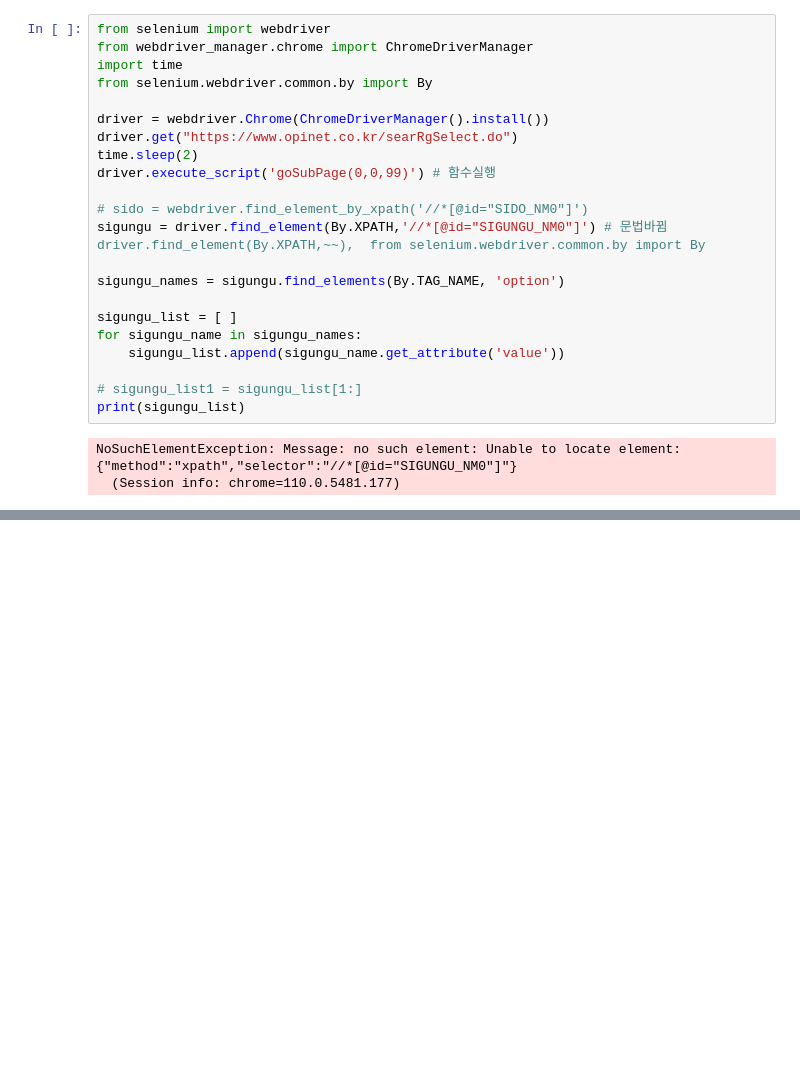
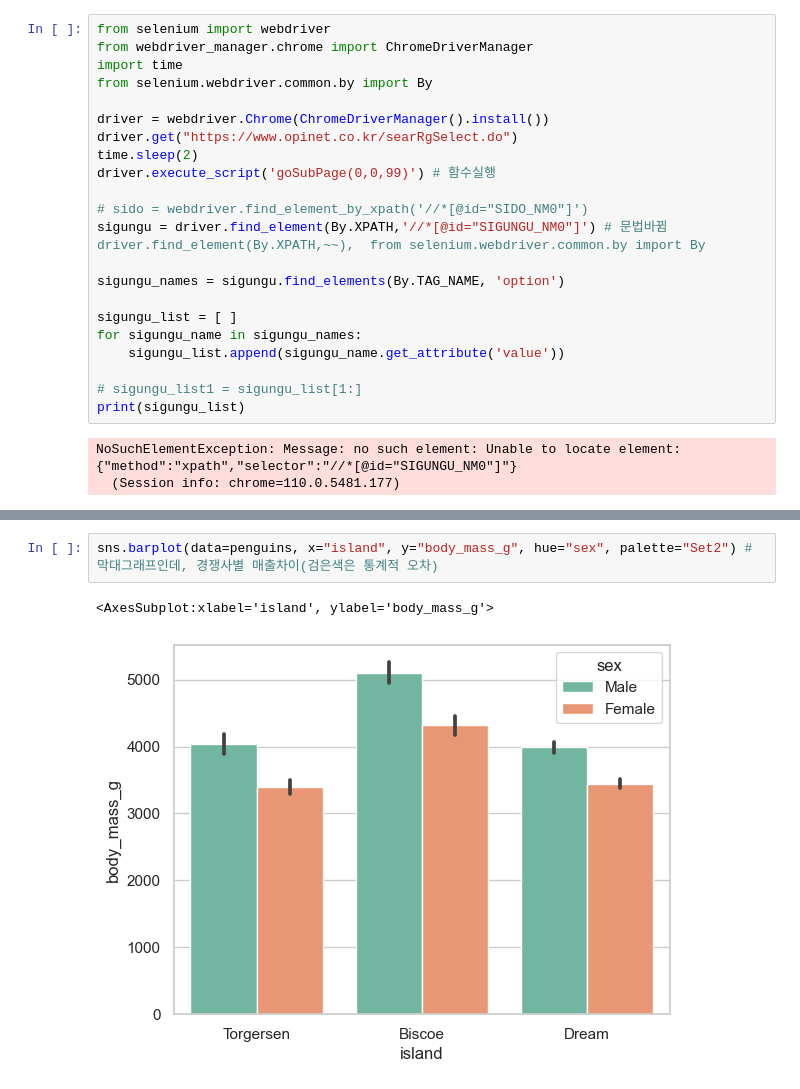
Before and after one commit to leejongeun2/TIL, a Jupyter notebook: 데이터분석/Untitled.ipynb, the cells around one changed output, grey strips where cells are left out. Drawn from its saved outputs; the diff is of its cells as text; blank space fills up the shorter version.

```diff
--- a/데이터분석/Untitled.ipynb
+++ b/데이터분석/Untitled.ipynb
@@ -100,0 +130,5 @@ NoSuchElementException: Message: no such element: Unable to locate element: {"me
+# %%
+sns.barplot(data=penguins, x="island", y="body_mass_g", hue="sex", palette="Set2") # 막대그래프인데, 경쟁사별 매출차이(검은색은 통계적 오차)
+# %% [output]
+<AxesSubplot:xlabel='island', ylabel='body_mass_g'>
+[figure, added]
```
Also changed, not shown: parts of 4 cells of this notebook, 1 other file.
